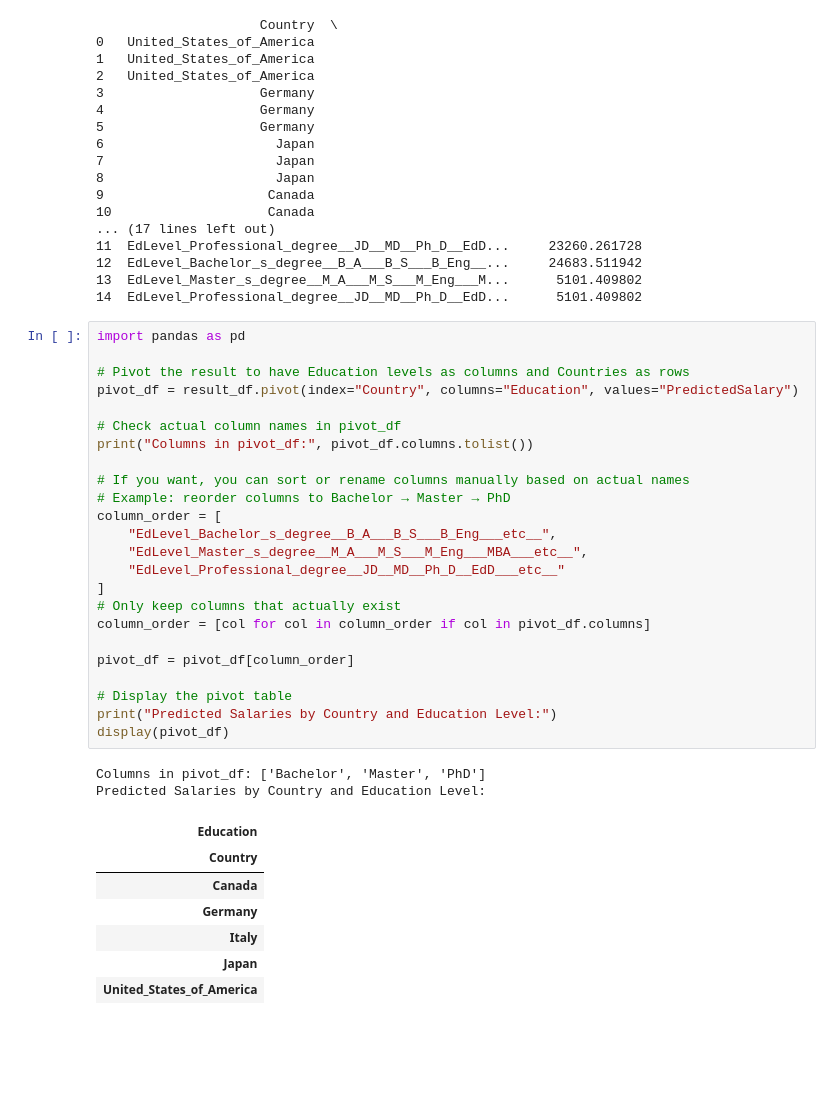
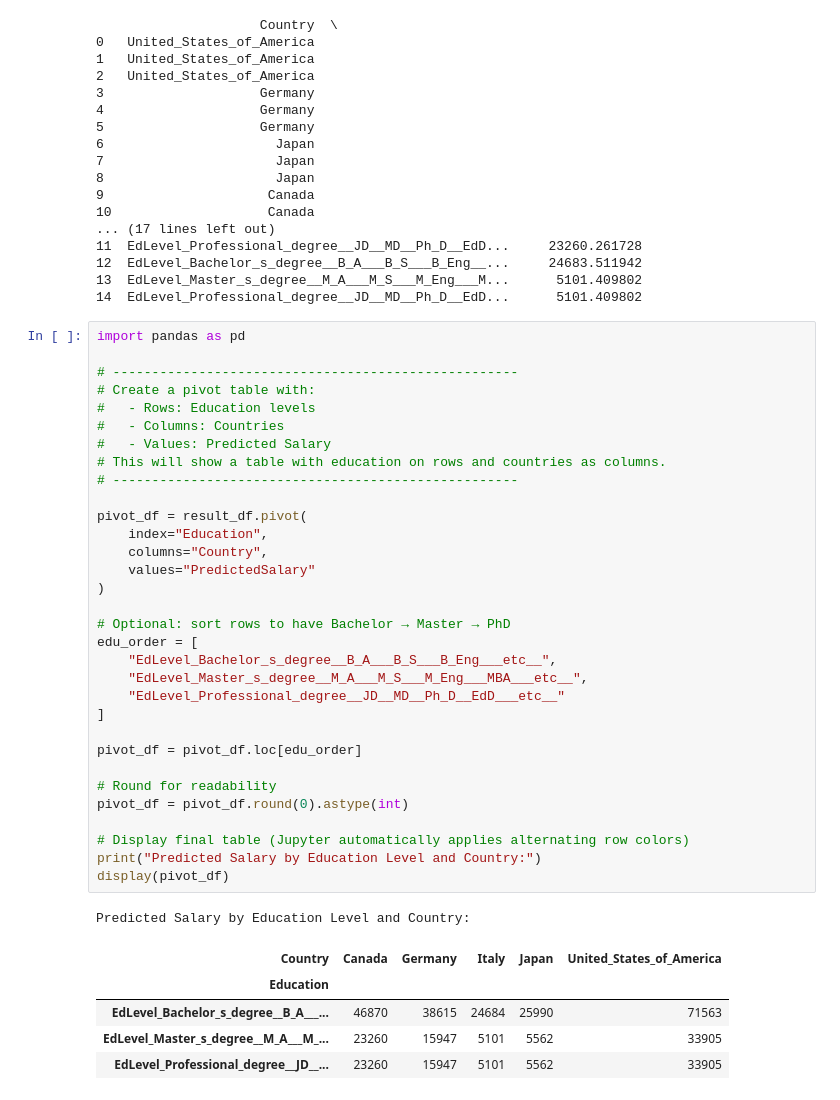
Before and after one commit to yukomath/Project_1, a Jupyter notebook: project.ipynb, the cells around one changed output. Drawn from its saved outputs; the diff is of its cells as text; blank space fills up the shorter version.

```diff
--- a/project.ipynb
+++ b/project.ipynb
@@ -1073,37 +1073,42 @@ print(result_df)
 12  EdLevel_Bachelor_s_degree__B_A___B_S___B_Eng__...     24683.511942
 13  EdLevel_Master_s_degree__M_A___M_S___M_Eng___M...      5101.409802
 14  EdLevel_Professional_degree__JD__MD__Ph_D__EdD...      5101.409802
-# %%
-import pandas as pd
-
-# Pivot the result to have Education levels as columns and Countries as rows
-pivot_df = result_df.pivot(index="Country", columns="Education", values="PredictedSalary")
-
-# Check actual column names in pivot_df
-print("Columns in pivot_df:", pivot_df.columns.tolist())
-
-# If you want, you can sort or rename columns manually based on actual names
-# Example: reorder columns to Bachelor → Master → PhD
-column_order = [
-    "EdLevel_Bachelor_s_degree__B_A___B_S___B_Eng___etc__",
-    "EdLevel_Master_s_degree__M_A___M_S___M_Eng___MBA___etc__",
-    "EdLevel_Professional_degree__JD__MD__Ph_D__EdD___etc__"
-]
-# Only keep columns that actually exist
-column_order = [col for col in column_order if col in pivot_df.columns]
-
-pivot_df = pivot_df[column_order]
-
-# Display the pivot table
-print("Predicted Salaries by Country and Education Level:")
-display(pivot_df)
-# %% [output]
-Columns in pivot_df: ['Bachelor', 'Master', 'PhD']
-Predicted Salaries by Country and Education Level:
-| Education |
-| Country |
-| Canada |
-| Germany |
-| Italy |
-| Japan |
-| United_States_of_America |
+# %%
+import pandas as pd
+
+# ----------------------------------------------------
+# Create a pivot table with:
+#   - Rows: Education levels
+#   - Columns: Countries
+#   - Values: Predicted Salary
+# This will show a table with education on rows and countries as columns.
+# ----------------------------------------------------
+
+pivot_df = result_df.pivot(
+    index="Education",
+    columns="Country",
+    values="PredictedSalary"
+)
+
+# Optional: sort rows to have Bachelor → Master → PhD
+edu_order = [
+    "EdLevel_Bachelor_s_degree__B_A___B_S___B_Eng___etc__",
+    "EdLevel_Master_s_degree__M_A___M_S___M_Eng___MBA___etc__",
+    "EdLevel_Professional_degree__JD__MD__Ph_D__EdD___etc__"
+]
+
+pivot_df = pivot_df.loc[edu_order]
+
+# Round for readability
+pivot_df = pivot_df.round(0).astype(int)
+
+# Display final table (Jupyter automatically applies alternating row colors)
+print("Predicted Salary by Education Level and Country:")
+display(pivot_df)
+# %% [output]
+Predicted Salary by Education Level and Country:
+| Country | Canada | Germany | Italy | Japan | United_States_of_America |
+| Education |  |  |  |  |  |
+| EdLevel_Bachelor_s_degree__B_A___... | 46870 | 38615 | 24684 | 25990 | 71563 |
+| EdLevel_Master_s_degree__M_A___M_... | 23260 | 15947 | 5101 | 5562 | 33905 |
+| EdLevel_Professional_degree__JD__... | 23260 | 15947 | 5101 | 5562 | 33905 |
```
Also changed, not shown: parts of 2 cells of this notebook.
